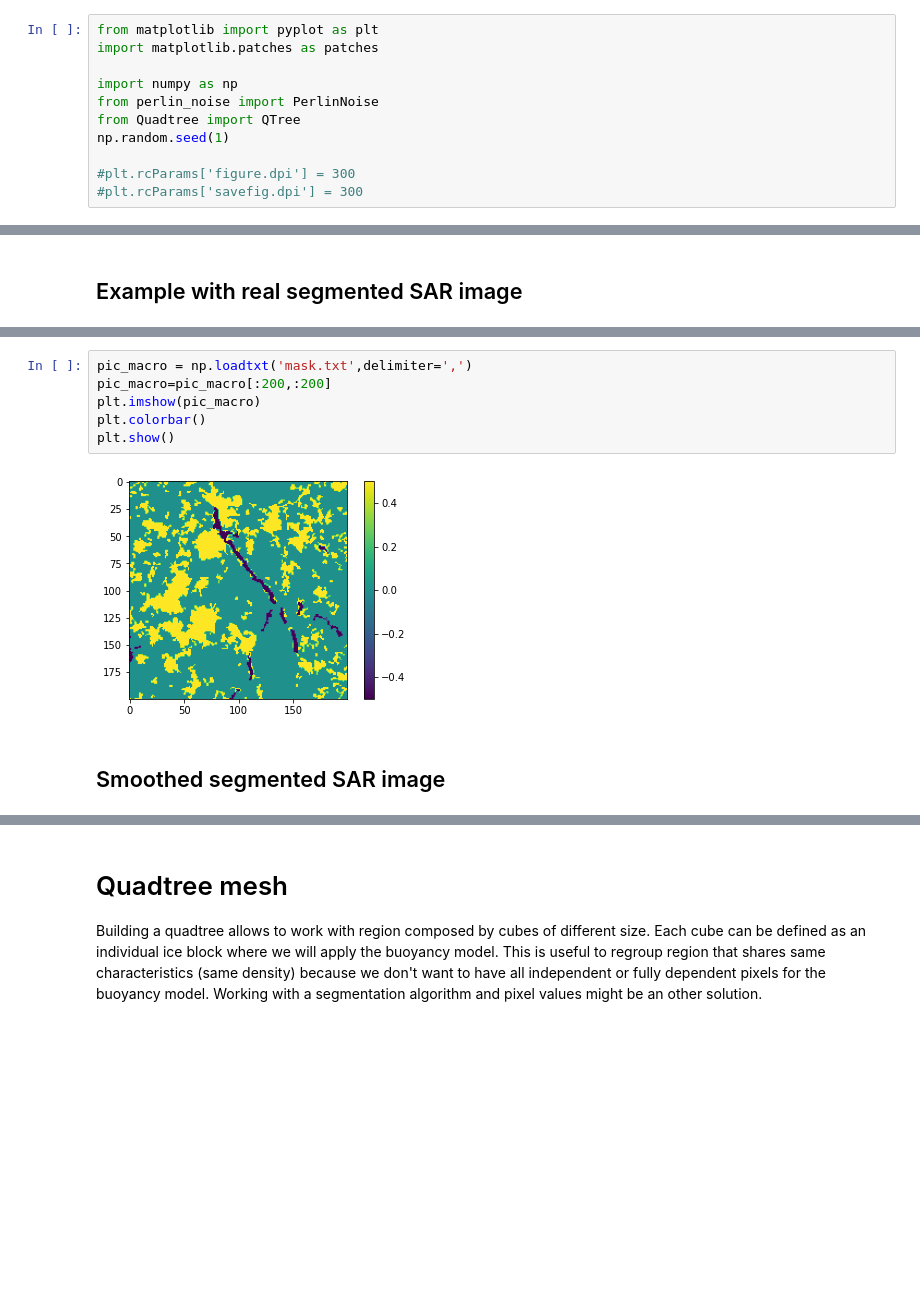
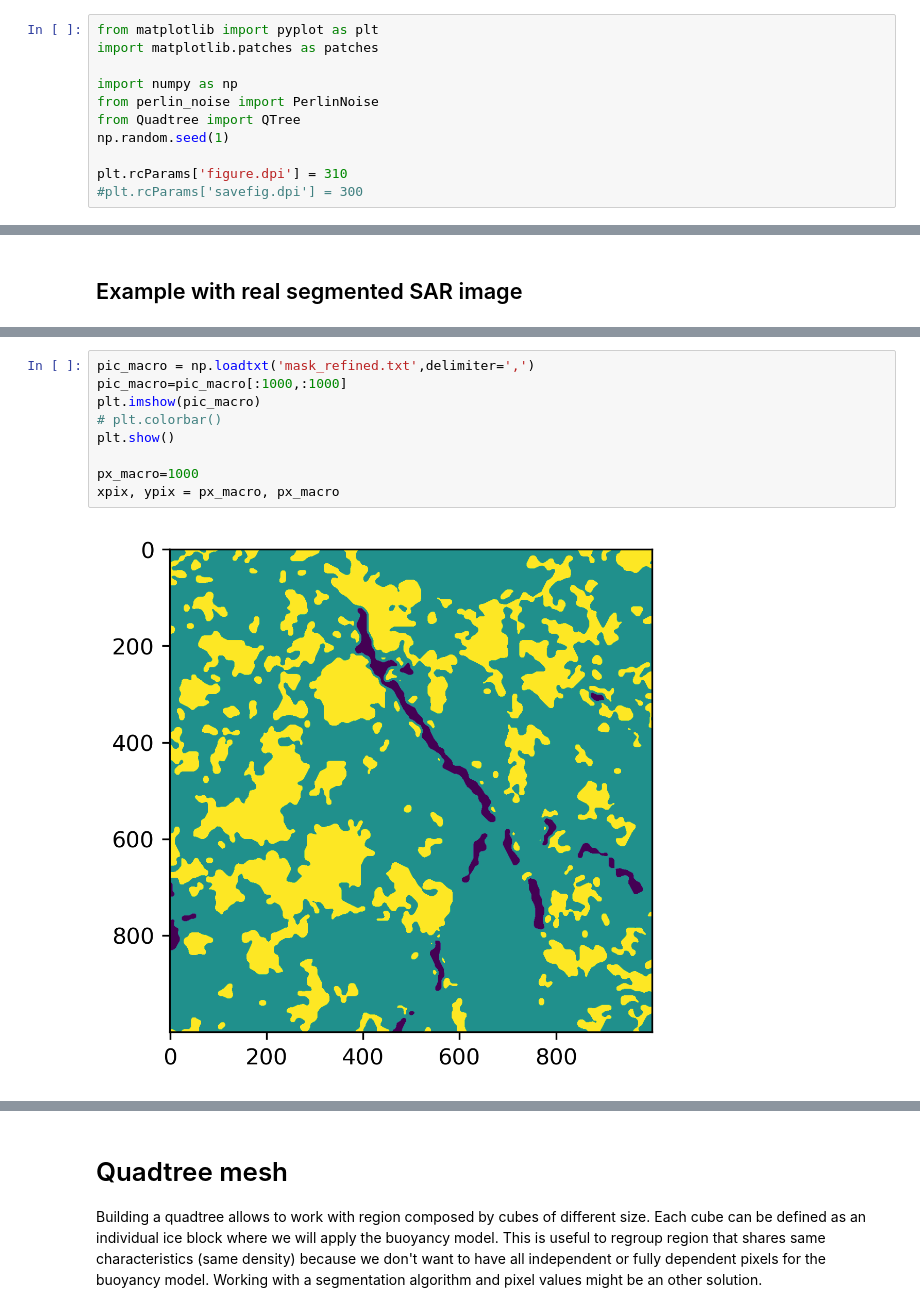
Before and after one commit to simda-muri/challenges, a Jupyter notebook: simda/problem1/2D/PB1_ice2D.ipynb, the cells around one changed output, grey strips where cells are left out. Saved outputs shown, nothing was run; the diff lists cells and outputs as text; blank space fills up the shorter version.

```diff
--- a/simda/problem1/2D/PB1_ice2D.ipynb
+++ b/simda/problem1/2D/PB1_ice2D.ipynb
@@ -7,6 +7,6 @@ from perlin_noise import PerlinNoise
 from Quadtree import QTree
 np.random.seed(1)
 
-#plt.rcParams['figure.dpi'] = 300
+plt.rcParams['figure.dpi'] = 310
 #plt.rcParams['savefig.dpi'] = 300
 # %% [markdown]
@@ -44,10 +48,11 @@ plt.show()
 # %%
-pic_macro = np.loadtxt('mask.txt',delimiter=',')
-pic_macro=pic_macro[:200,:200]
+pic_macro = np.loadtxt('mask_refined.txt',delimiter=',')
+pic_macro=pic_macro[:1000,:1000]
 plt.imshow(pic_macro)
-plt.colorbar()
+# plt.colorbar()
 plt.show()
+
+px_macro=1000
+xpix, ypix = px_macro, px_macro
 # %% [output]
-[figure, old version]
+[figure, new version]
-# %% [markdown]
-## Smoothed segmented SAR image
```
Also changed, not shown: parts of 16 cells of this notebook, 2 other files.
